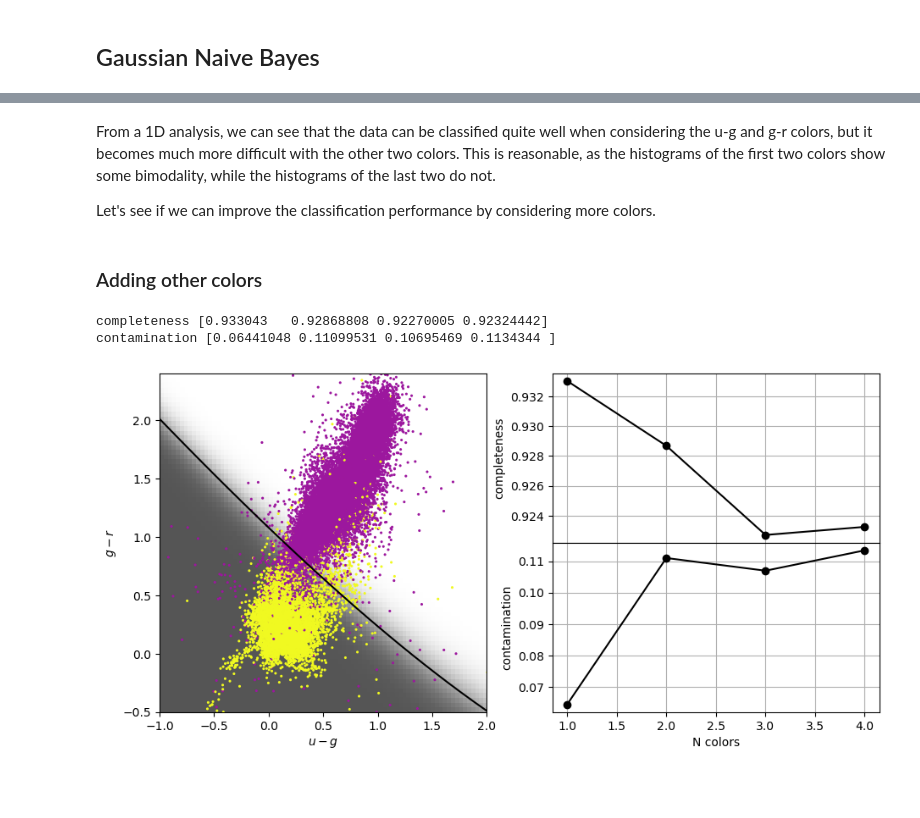
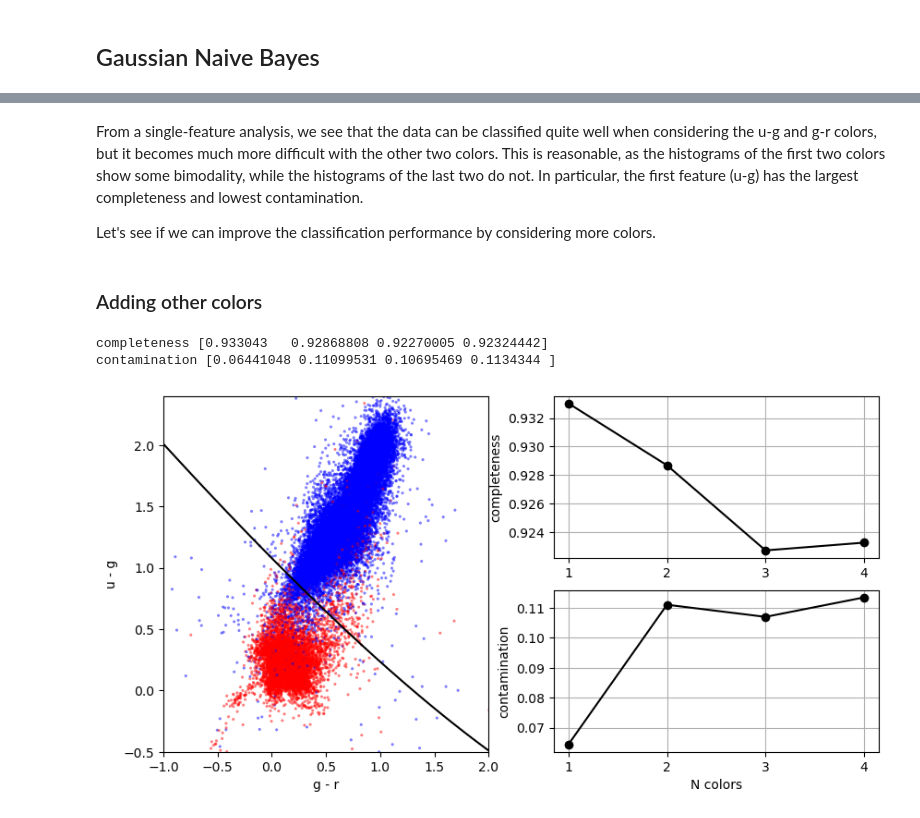
Before and after one commit to Amedeo1054/astrostat_mlearn, a Jupyter notebook: L19_galaxiesVSqso_classification.ipynb, the cells around one changed output, grey strips where cells are left out. Saved outputs shown, nothing was run; the diff lists cells and outputs as text; code cells hidden in the pictures; blank space fills up the shorter version.

```diff
--- a/L19_galaxiesVSqso_classification.ipynb
+++ b/L19_galaxiesVSqso_classification.ipynb
@@ -87,14 +57,7 @@ from astroML.utils import split_samples
 from astroML.utils import completeness_contamination
 from sklearn.metrics import precision_recall_curve, roc_curve
 # %%
-# Prepare data
-X = np.array([u_g, g_r, r_i, i_z]).T
-y = np.array(objclass)
+# Split data for training/test
+
 (X_train, X_test), (y_train, y_test) = split_samples(X, y, [0.75, 0.25], random_state=70)
-
-N_tot = len(y)
-N_st = np.sum(y == 0)
-N_rr = N_tot - N_st
-N_train = len(y_train)
-N_test = len(y_test)
 # %% [markdown]
@@ -107,7 +70,6 @@ xlim = [[-0.5, 2.5],
 
 fig = plt.figure(figsize=(10,8))
 
-predictions = []
 for i in range(4):
     clf = GaussianNB()
     clf.fit(X_train[:, i:i+1], y_train)
@@ -122,14 +84,14 @@ for i in range(4):
 
     ax = fig.add_subplot(2,2,i+1)
     ax.hist(X[:,i][(X[:,i]>xlim[i][0]) & (X[:,i]<xlim[i][1])], bins=50, density=True)
-    ax.plot(xx, Z[:, 0].reshape(xx.shape), 'r--')
+    ax.plot(xx, 1-Z[:, 0].reshape(xx.shape), 'r--')
     ax.axvline(xx[np.abs(Z[:,0] - 0.5).argmin()], c='k')
     ax.set_xlabel(labels[i])
     ax.set_xlim(xlim[i][0], xlim[i][1])
 
-    ax.hist(X[:,i][(X[:,i]>xlim[i][0]) & (X[:,i]<xlim[i][1]) & ([objclass[j]==0 for j in range(50000)])],
+    ax.hist(X[:,i][(X[:,i]>xlim[i][0]) & (X[:,i]<xlim[i][1]) & ([y[j]==0 for j in range(50000)])],
             bins=25, histtype='step', color='orange', density=True)
-    ax.hist(X[:,i][(X[:,i]>xlim[i][0]) & (X[:,i]<xlim[i][1]) & ([objclass[j]==1 for j in range(50000)])],
+    ax.hist(X[:,i][(X[:,i]>xlim[i][0]) & (X[:,i]<xlim[i][1]) & ([y[j]==1 for j in range(50000)])],
             bins=25, histtype='step', color='purple', density=True)
 
     ax.text(0.01, 0.99, "Completeness  = "+str(completeness)+"\nContamination = "+str(contamination), transform=ax.transAxes, ha='left', va='top', fontsize=8, bbox=dict(facecolor='white', alpha=0.8))
@@ -141,5 +103,5 @@ plt.show()
 # %% [markdown]
-From a 1D analysis, we can see that the data can be classified quite well when considering the u-g and g-r colors, but it becomes much more difficult with the other two colors. This is reasonable, as the histograms of the first two colors show some bimodality, while the histograms of the last two do not.
+From a single-feature analysis, we see that the data can be classified quite well when considering the u-g and g-r colors, but it becomes much more difficult with the other two colors. This is reasonable, as the histograms of the first two colors show some bimodality, while the histograms of the last two do not. In particular, the first feature (u-g) has the largest completeness and lowest contamination.
 
 Let's see if we can improve the classification performance by considering more colors.
 # %% [markdown]
@@ -147,7 +109,8 @@ Let's see if we can improve the classification performance by considering more c
 # %%
 classifiers = []
 predictions = []
-Ncolors = np.arange(1, X.shape[1] + 1)
+y_probGNB = []
+Ncolors = np.arange(1, len(X[0])+1)
 
 for nc in Ncolors:
     clf = GaussianNB()
@@ -157,67 +120,52 @@ for nc in Ncolors:
     classifiers.append(clf)
     predictions.append(y_predGNB)
 
-completeness, contamination = completeness_contamination(predictions, y_test)
+completenessGNB, contaminationGNB = completeness_contamination(predictions, y_test)
 
-print("completeness", completeness)
-print("contamination", contamination)
+print("completeness", completenessGNB)
+print("contamination", contaminationGNB)
 
 #------------------------------------------------------------
 # Compute the decision boundary
-clf = classifiers[1]
+clf_ = classifiers[1]
 xlim = (-1, 2)
 ylim = (-0.5, 2.4)
 
-xx, yy = np.meshgrid(np.linspace(xlim[0], xlim[1], 81),
-                     np.linspace(ylim[0], ylim[1], 71))
+xx, yy = np.meshgrid(np.linspace(xlim[0], xlim[1], 81), np.linspace(ylim[0], ylim[1], 71))
 
-Z = clf.predict_proba(np.c_[yy.ravel(), xx.ravel()])
+Z = clf_.predict_proba(np.c_[yy.ravel(), xx.ravel()])
 Z = Z[:, 1].reshape(xx.shape)
 
 #---------------------------------------------------------------------------------------------------------
-# plot the results
+# plot
 fig = plt.figure(figsize=(10, 5))
-fig.subplots_adjust(bottom=0.15, top=0.95, hspace=0.0,
-                    left=0.1, right=0.95, wspace=0.2)
 
-# left plot: data and decision boundary
 ax = fig.add_subplot(121)
-im = ax.scatter(X[:, 1], X[:, 0], c=y[:],
-                s=5, lw=0, cmap=plt.cm.plasma, zorder=2)
-im.set_clim(-0.5, 1)
+im = ax.scatter(X[:, 1], X[:, 0], c=y[:], s=5, lw=0, cmap='bwr', alpha=0.5, zorder=2)
 
-im = ax.imshow(Z, origin='lower', aspect='auto',
-               cmap=plt.cm.binary, zorder=1,
-               extent=xlim + ylim)
-im.set_clim(0, 1.5)
 ax.contour(xx, yy, Z, [0.5], colors='k')
 
 ax.set_xlim(xlim)
 ax.set_ylim(ylim)
 
-ax.set_xlabel('$u-g$')
-ax.set_ylabel('$g-r$')
+ax.set_xlabel(labels[1])
+ax.set_ylabel(labels[0])
 
-#--------------------------------------------------------------------------------------------------------
-# Plot completeness vs Ncolors
 ax = plt.subplot(222)
-ax.plot(Ncolors, completeness, 'o-k', ms=6)
+ax.plot(Ncolors, completenessGNB, 'o-k', ms=6)
+ax.set_ylabel('completeness')
+plt.xticks(np.arange(1,5))
+ax.grid()
 
-ax.set_ylabel('completeness')
-#ax.set_ylim(-0.1, 1.1)
-ax.grid(True)
-
-# Plot contamination vs Ncolors
 ax = plt.subplot(224)
-ax.plot(Ncolors, contamination, 'o-k', ms=6)
-
+ax.plot(Ncolors, contaminationGNB, 'o-k', ms=6)
 ax.set_xlabel('N colors')
 ax.set_ylabel('contamination')
-#ax.set_ylim(-0.1, 1.1)
-ax.grid(True)
+plt.xticks(np.arange(1,5))
+ax.grid()
 
 plt.show()
 # %% [output]
 completeness [0.933043   0.92868808 0.92270005 0.92324442]
 contamination [0.06441048 0.11099531 0.10695469 0.1134344 ]
-[figure, old version]
+[figure, new version]
```
Also changed, not shown: parts of 36 cells of this notebook.
